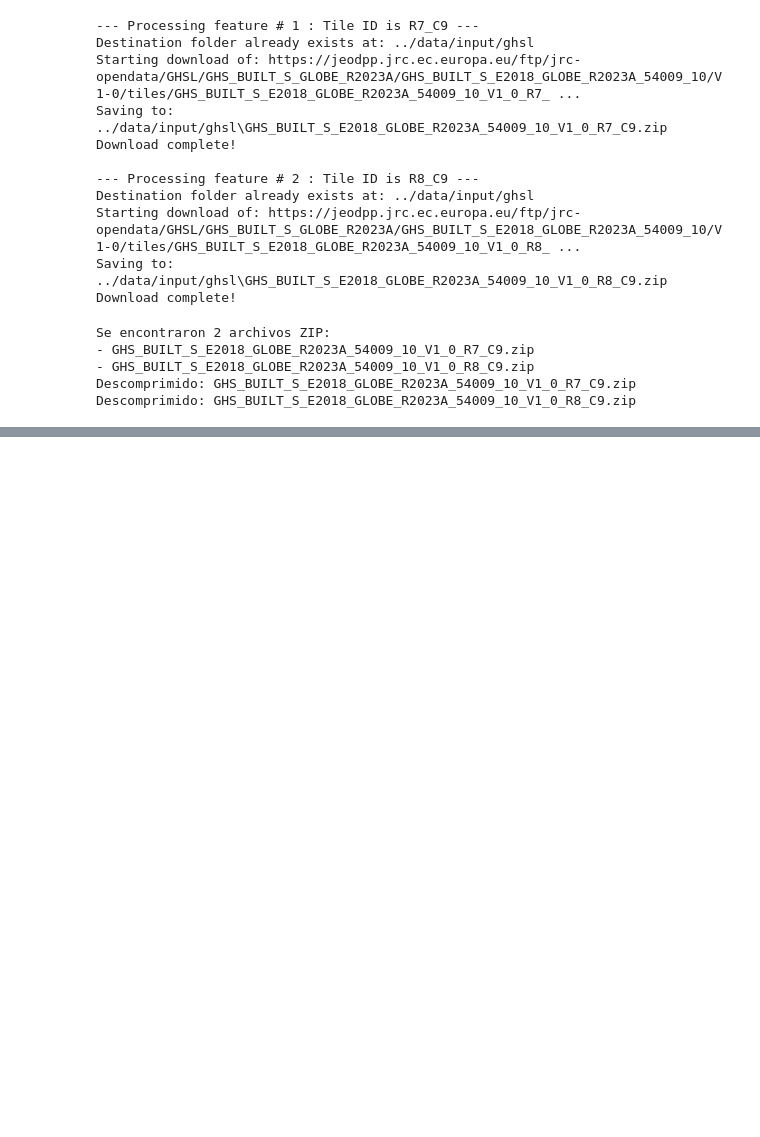
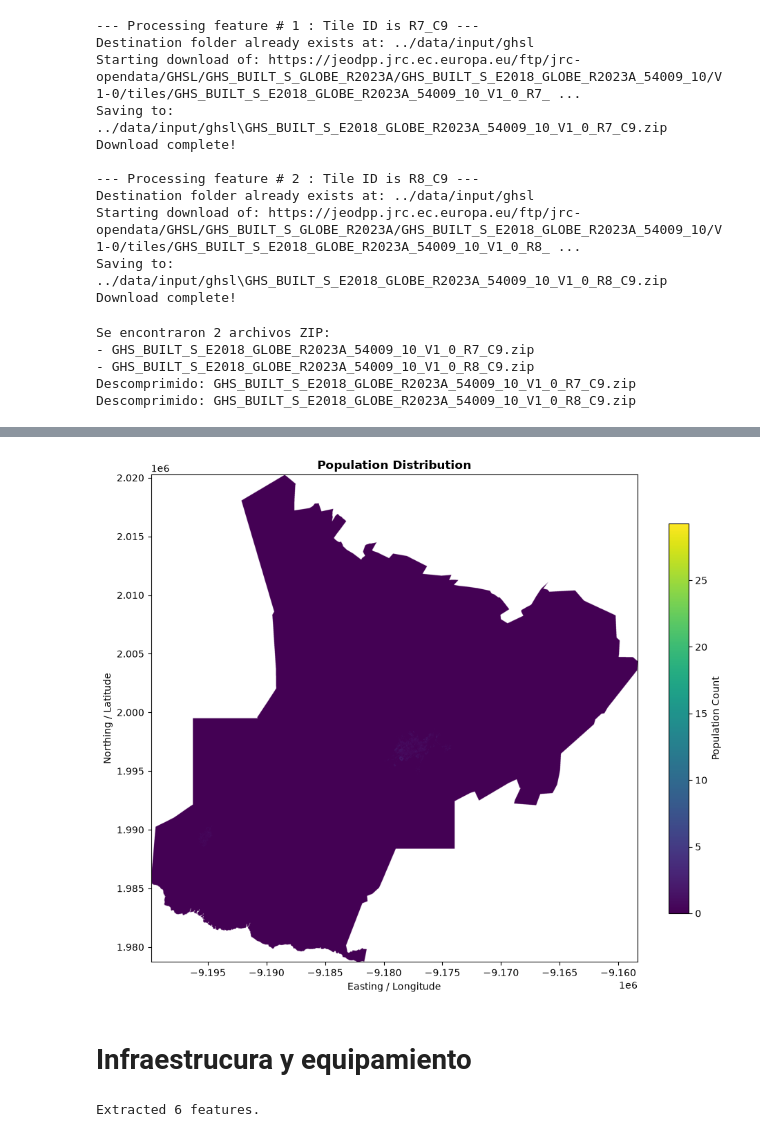
Before and after one commit to BardoSal/ServiceGapAnalysis, a Jupyter notebook: notebooks/code.ipynb, the cells around one changed output, grey strips where cells are left out. Cells and saved outputs as stored; diff of their text form; code cells hidden in the pictures; blank space fills up the shorter version.

```diff
--- a/notebooks/code.ipynb
+++ b/notebooks/code.ipynb
@@ -336,0 +581,20 @@ with rio.open(mosaic_path) as src:
+# %%
+# Revisar raster final de distribución rural
+with rio.open(rural_distribution_path) as src:
+    # 1. Leer la primera banda como arreglo numérico (convertido a float para manejar NaN)
+    rural_dist_array = src.read(1).astype(np.float32)
+
+    # 2. Reemplazar valor NoData con NaN si existe
+    if src.nodata is not None:
+        rural_dist_array[rural_dist_array == src.nodata] = np.nan
+
+    # 3. Imprimir metadatos principales
+    print("=== Metadatos del Raster Rural ===")
+    print(f"Dimensiones (filas, columnas): {src.height} x {src.width}")
+    print(f"Sistema de Coordenadas (CRS):  {src.crs}")
+    print(f"Resolución de pixel:           {src.res}")
+    print(f"Extensión espacial (Bounds):   {src.bounds}")
+    print(f"Suma total de población:       {np.nansum(rural_dist_array):,.2f}")
+    print(
+        f"Rango de valores:              Min = {np.nanmin(rural_dist_array):.4f}, Max = {np.nanmax(rural_dist_array):.4f}"
+    )
@@ -336,0 +654,47 @@ with rio.open(mosaic_path) as src:
+# %%
+import rasterio as rio
+from rasterio.plot import show
+import matplotlib.pyplot as plt
+
+# 1. Open the saved GeoTIFF file
+with rio.open(population_distribution_path) as src:
+    fig, ax = plt.subplots(figsize=(10, 8))
+
+    # 2. Plot using rasterio.plot.show
+    im = show(src, ax=ax, cmap="viridis", title="Population Distribution")
+
+    # 3. Add a colorbar using the image artist generated by show()
+    fig.colorbar(im.get_images()[0], ax=ax, label="Population Count", shrink=0.8)
+
+    ax.set_xlabel("Easting / Longitude")
+    ax.set_ylabel("Northing / Latitude")
+
+    plt.tight_layout()
+    plt.show()
+# %% [output]
+[figure, added]
+# %% [markdown]
+# Infraestrucura y equipamiento
+# %%
+# 1. Reproject study area polygon to EPSG:4326 (WGS 84) required by OSM
+sa_wgs84 = sa_gpd_projected.to_crs(epsg=4326)
+
+# Extract the unified polygon geometry from the GeoDataFrame
+polygon = sa_wgs84.union_all()
+
+
+# Define tags (OSM key-value pairs)
+tags = {"amenity": ["school"]}
+
+# Extract features within a boundary (e.g., place name, bounding box, or polygon)
+features_gdf = ox.features_from_polygon(polygon, tags=tags)
+
+# Reproject back to your study area's original projected CRS (e.g. ESRI:54009 or UTM)
+features_gdf = features_gdf.to_crs(sa_gpd_projected.crs)
+print(f"Extracted {len(features_gdf)} features.")
+
+# Save to GIS format
+osm_features_path = os.path.join(POP_DISTRIBUTION_OUTPUT_FOLDER, f"osm_features_{study_area}.gpkg")
+features_gdf.to_file(osm_features_path, driver="GPKG")
+# %% [output]
+Extracted 6 features.
```
Also changed, not shown: parts of 19 cells of this notebook, 5 other files.
